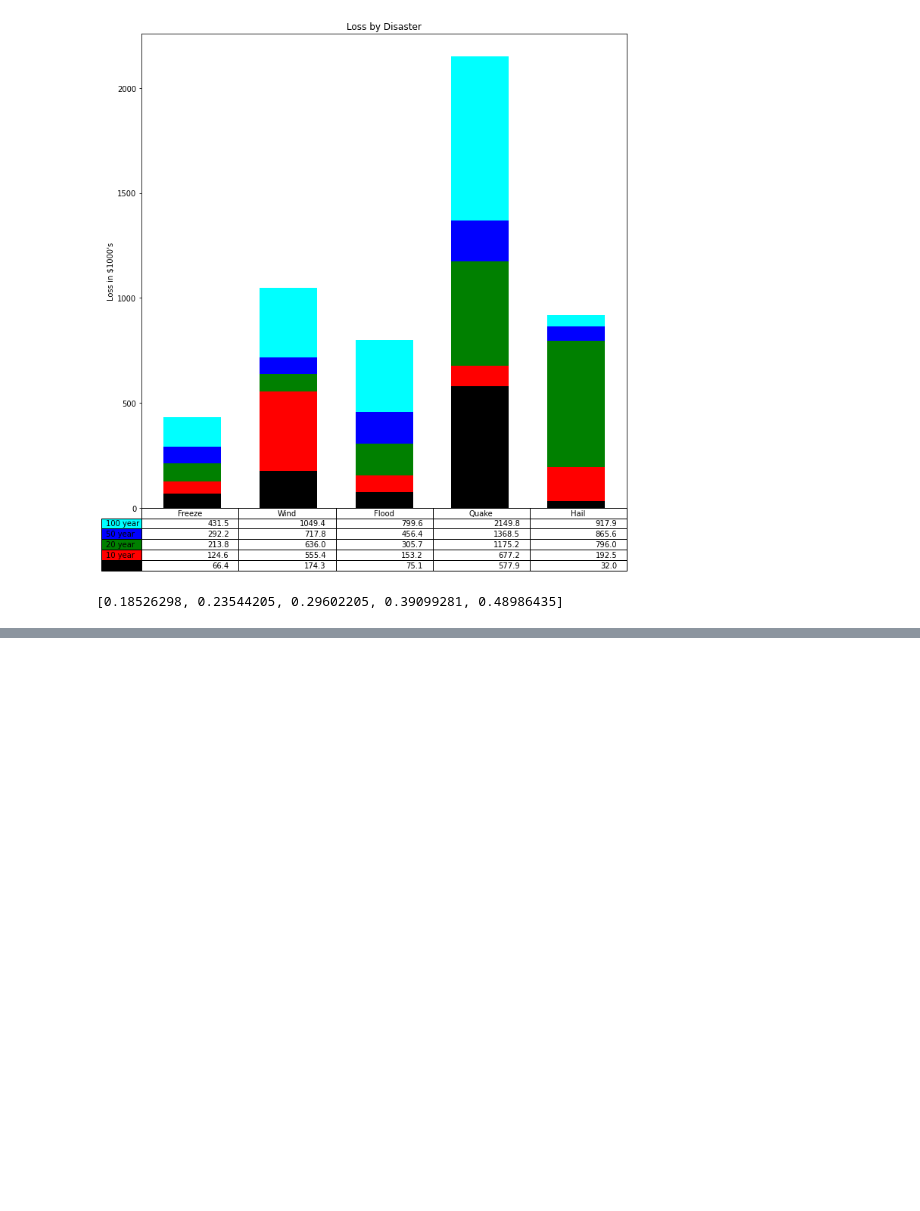
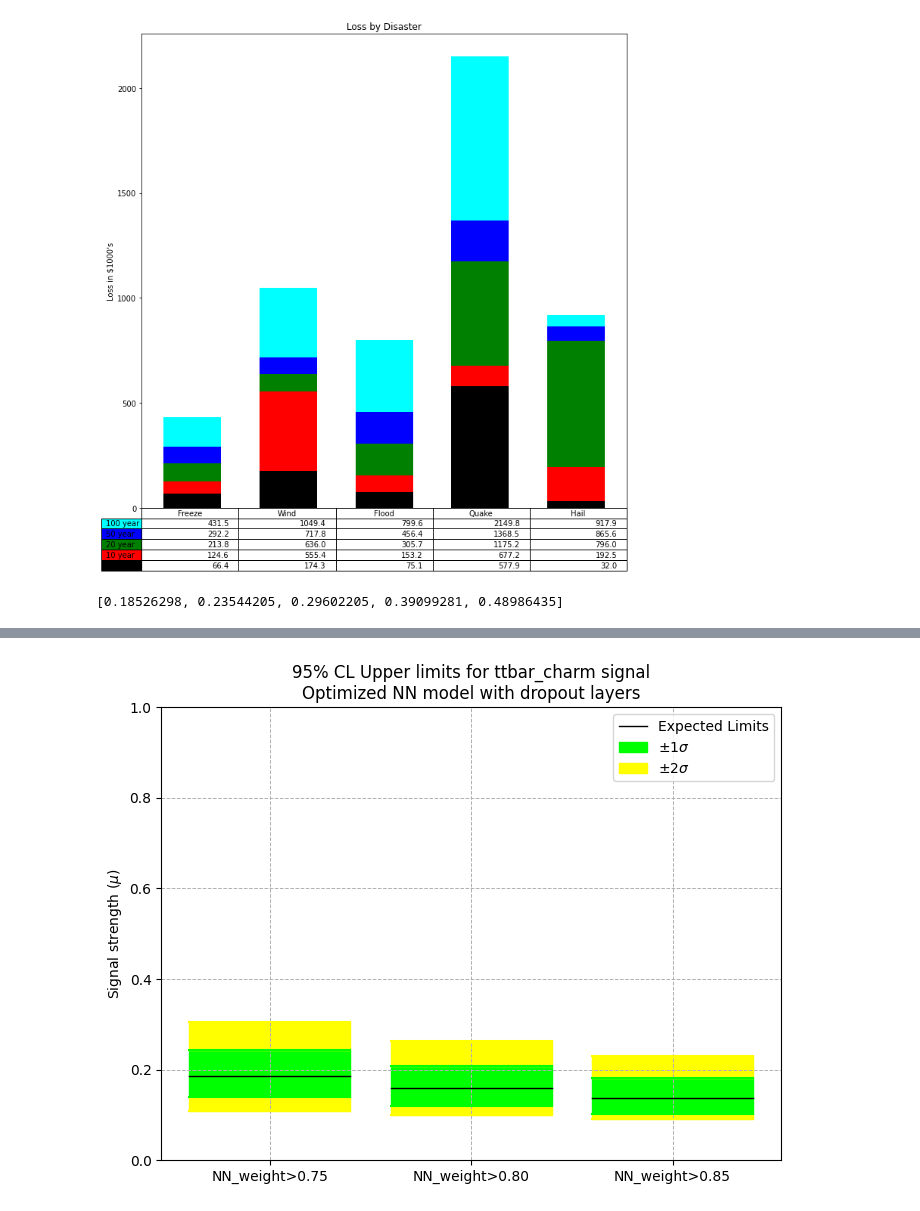
Before and after one commit to mghasemi19/TopFC, a Jupyter notebook: Fit_results/UL_plots.ipynb, the cells around one changed output, grey strips where cells are left out. Cells and saved outputs as stored; diff of their text form; code cells hidden in the pictures; blank space fills up the shorter version.

```diff
--- a/Fit_results/UL_plots.ipynb
+++ b/Fit_results/UL_plots.ipynb
@@ -150,0 +204,7 @@ plt.show()
+# %%
+UL_plots('[array(0.10777805), array(0.1403877), array(0.1854143), array(0.24396336), array(0.30539504)]',
+         '[array(0.1), array(0.11974006), array(0.15853882), array(0.20834614), array(0.2638776)]',
+         '[array(0.09), array(0.10126216), array(0.13774739), array(0.18042478), array(0.23033588)]',
+         'ttbar_charm', 'NN_weight>0.75', 'NN_weight>0.80', 'NN_weight>0.85', 'Optimized NN model with dropout layers', [0,1])
+# %% [output]
+[figure, added]
```
Also changed, not shown: parts of 8 cells of this notebook.
